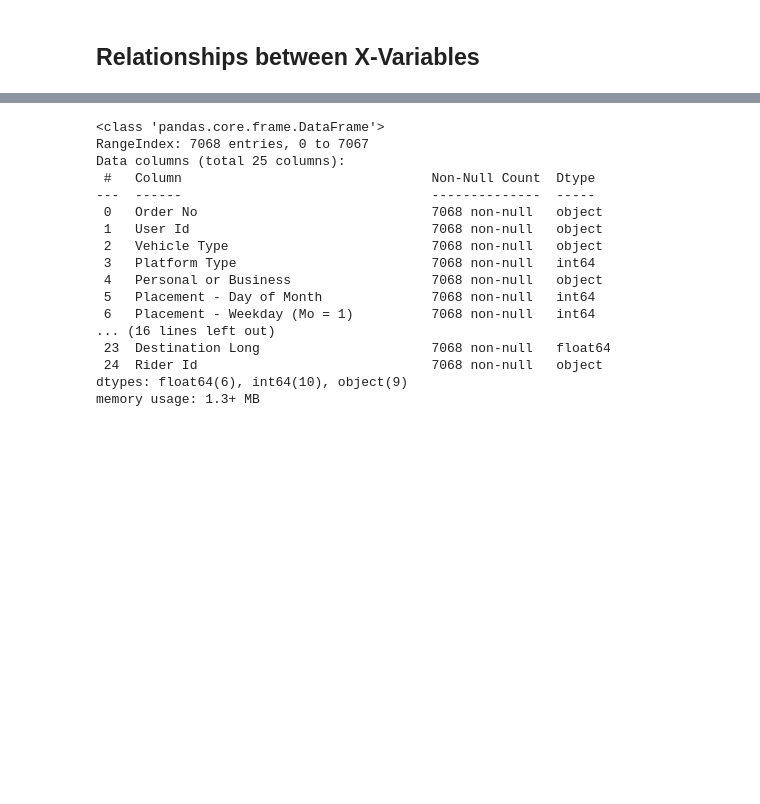
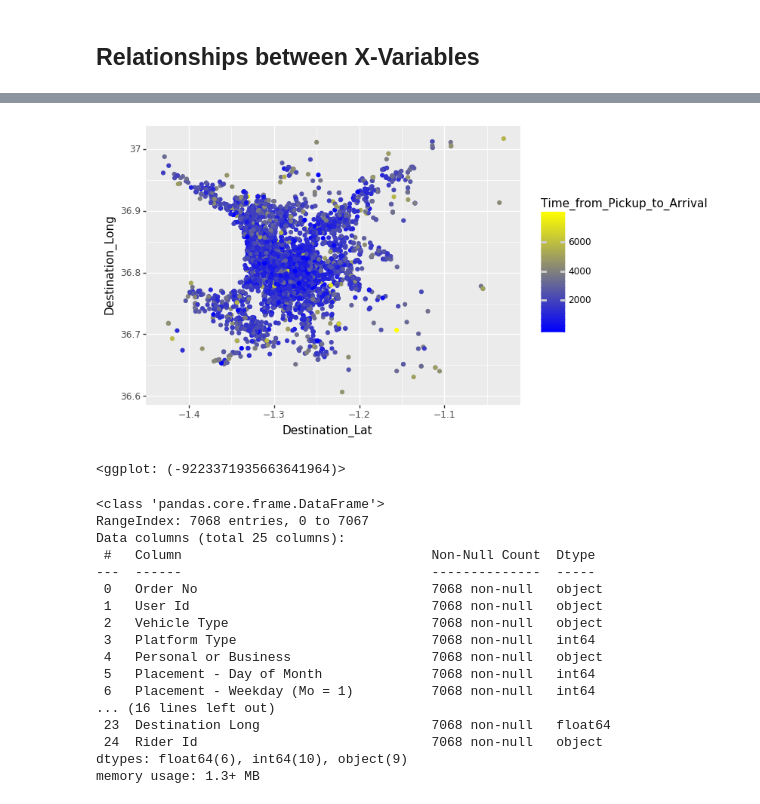
Before and after one commit to Team24-Regression/Regression_Predict_Package, a Jupyter notebook: regression_notebook.ipynb, the cells around one changed output, grey strips where cells are left out. Cells and saved outputs as stored; diff of their text form; code cells hidden in the pictures; blank space fills up the shorter version.

```diff
--- a/regression_notebook.ipynb
+++ b/regression_notebook.ipynb
@@ -221,3 +229,10 @@ Above are the 28 features + the target variable (Time from Pickup to Arrival). P
+# %%
+ggplot(aes(x='Destination_Lat', y='Destination_Long', color= 'Time_from_Pickup_to_Arrival'), data=Train_df) + \
+    geom_point() + \
+    scale_color_gradient(low = 'blue', high = 'yellow')
+# %% [output]
+[figure, added]
+<ggplot: (-9223371935663641964)>
 # %%
 # Test data set
 #the data set is similar to the train set.
```
Also changed, not shown: parts of 6 cells of this notebook.
